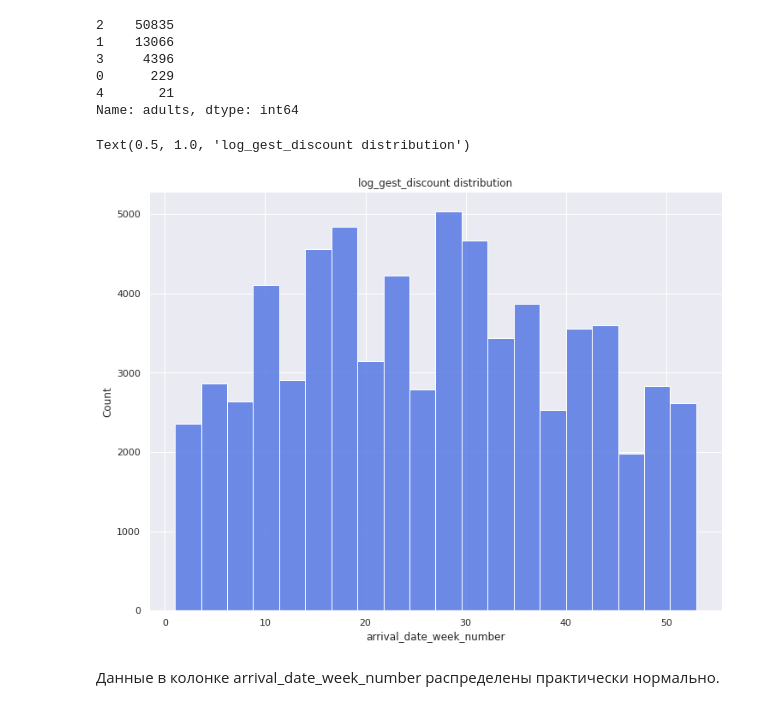
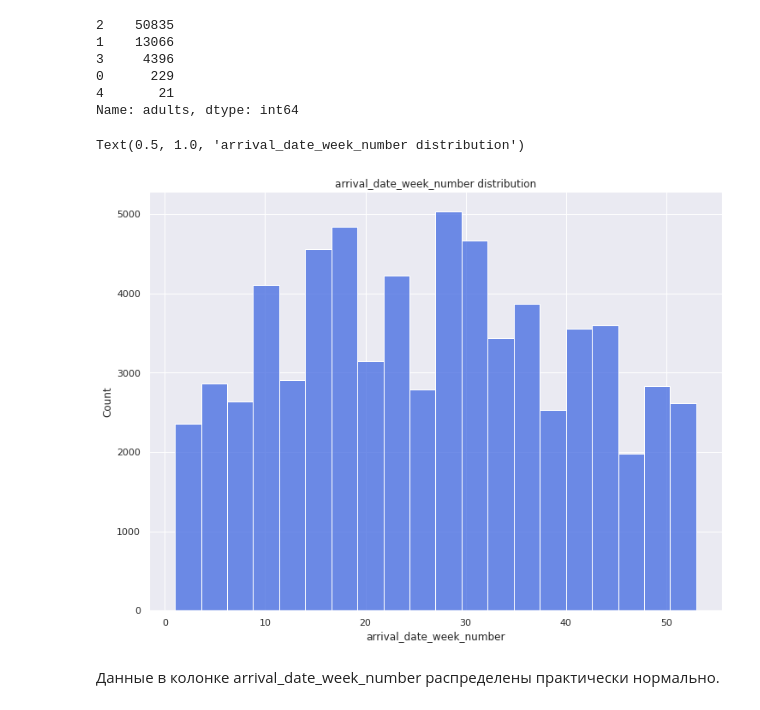
Before and after one commit to Doppler-67/hotel-false-booking-detection, a Jupyter notebook: hotel.ipynb, the cells around one changed output. Cells and saved outputs as stored; diff of their text form; code cells hidden in the pictures.

```diff
--- a/hotel.ipynb
+++ b/hotel.ipynb
@@ -105,8 +89,8 @@ len(data[data.duplicated()])
 # %%
 data = data.drop_duplicates()
 # %%
-#data['is_canceled'] = data['is_canceled'].astype(bool)
-#data['is_repeated_guest'] = data['is_repeated_guest'].astype(bool)
+data['is_canceled'] = data['is_canceled'].astype(bool)
+data['is_repeated_guest'] = data['is_repeated_guest'].astype(bool)
 # %%
 data['reserved_room_type'].unique()
 # %% [output]
@@ -167,10 +149,10 @@ Name: adults, dtype: int64
 # %%
 plt.figure(figsize=(12, 9))
 sns.histplot(data['arrival_date_week_number'], bins=20, color='royalblue')
-plt.title('log_gest_discount distribution')
+plt.title('arrival_date_week_number distribution')
 # %% [output]
-Text(0.5, 1.0, 'log_gest_discount distribution')
+Text(0.5, 1.0, 'arrival_date_week_number distribution')
-[figure, old version]
+[figure, new version]
 # %% [markdown]
 Данные в колонке arrival_date_week_number распределены практически нормально.
 # %%
```
Also changed, not shown: parts of 60 cells of this notebook.
